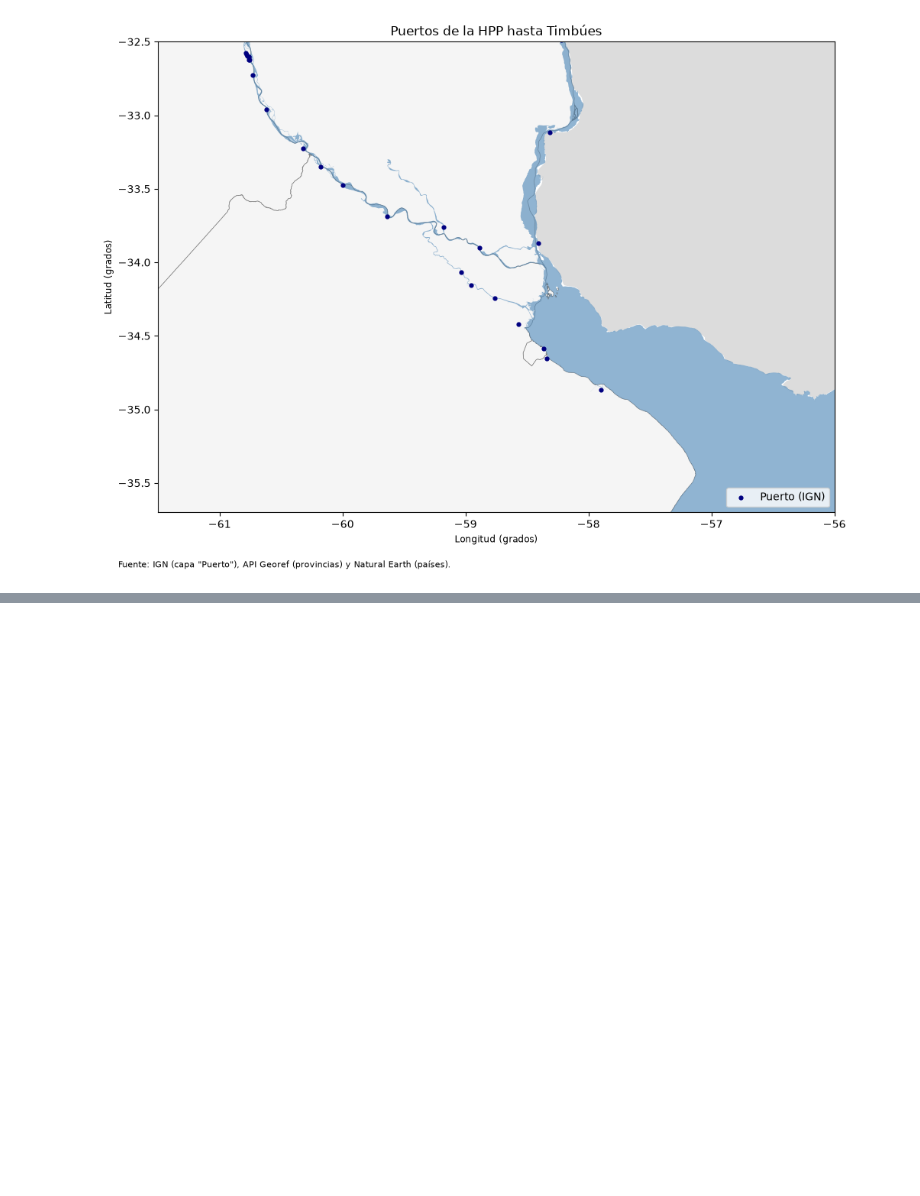
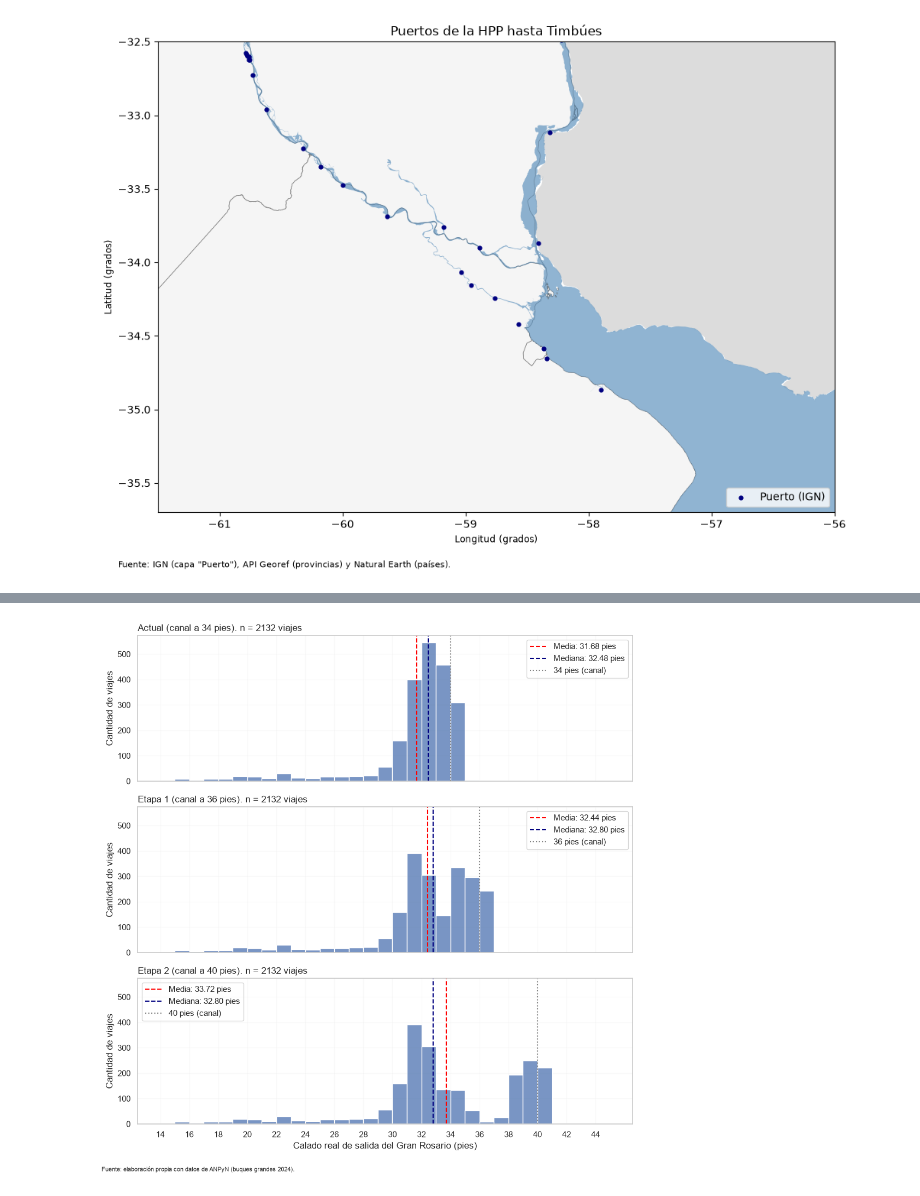
Before and after one commit to Demian-el06/Damian_Tp_integrador, a Jupyter notebook: TP6.ipynb, the cells around one changed output, grey strips where cells are left out. Saved outputs shown, nothing was run; the diff lists cells and outputs as text; code cells hidden in the pictures; blank space fills up the shorter version.

```diff
--- a/TP6.ipynb
+++ b/TP6.ipynb
@@ -712,0 +991,23 @@ Name: count, dtype: int64
+# %%
+CANAL_ACTUAL = 34
+PROFUNDIDAD = {'etapa1': 36, 'etapa2': 40} # pies del canal en cada etapa
+MARGEN = 2 # pies por debajo del máximo del mes para considerar al buque como "limitado"
+
+proy = salidas.copy()
+
+# Máximo calado real de cada mes: refleja la altura del río
+proy['mes'] = proy['fecha'].dt.month
+proy['techo_mes'] = proy.groupby('mes')['caladoreal'].transform('max')
+
+# Una columna con True o False
+proy['limitado'] = ((proy['calado'] > CANAL_ACTUAL) & (proy['caladoreal'] >= proy['techo_mes'] - MARGEN) & (proy['caladoreal'] < proy['calado']))
+
+# Calado real en cada etapa: igual al actual, salvo los limitados, que suman lo que se profundiza sin pasar su calado de diseño
+for etapa, profun in PROFUNDIDAD.items():
+    proy[etapa] = proy['caladoreal']
+    proy.loc[proy['limitado'], etapa] = (proy['caladoreal'] + profun - CANAL_ACTUAL).clip(upper=proy['calado'])
+
+assert (proy.loc[proy['limitado'], 'etapa2'] <= proy.loc[proy['limitado'], 'calado']).all(), 'un limitado no puede pasar su calado de diseño'
+
+print(f"Viajes limitados por el canal: {proy['limitado'].sum()} de {len(proy)}")
+proy[['caladoreal', 'etapa1', 'etapa2']].describe(percentiles=[0.25, 0.75, 0.95]).round(2)
@@ -712,0 +1025,24 @@ Name: count, dtype: int64
+# %%
+# Distribución del calado real actual y proyectado, con el mismo eje x para compararlas
+fig, axes = plt.subplots(3, 1, figsize=(10, 10), sharex=True, sharey=True)
+
+graficos = [(axes[0], 'caladoreal', 'Actual (canal a 34 pies)', 34),
+            (axes[1], 'etapa1', 'Etapa 1 (canal a 36 pies)', 36),
+            (axes[2], 'etapa2', 'Etapa 2 (canal a 40 pies)', 40)]
+
+for ax, columna, titulo, canal in graficos:
+    sns.histplot(data=proy, x=columna, bins=range(14, 46), ax=ax)  # barras de 1 pie
+    ax.axvline(proy[columna].mean(), color='red', linestyle='--', label=f'Media: {proy[columna].mean():.2f} pies')
+    ax.axvline(proy[columna].median(), color='navy', linestyle='--', label=f'Mediana: {proy[columna].median():.2f} pies')
+    ax.axvline(canal, color='gray', linestyle=':', label=f'{canal} pies (canal)')
+    ax.set_title(f'{titulo}. n = {len(proy)} viajes', loc='left')
+    ax.set_xlabel('Calado real de salida del Gran Rosario (pies)')
+    ax.set_ylabel('Cantidad de viajes')
+    ax.set_xticks(range(14, 46, 2))
+    ax.legend()
+
+plt.tight_layout()
+fig.text(0.01, -0.02, 'Fuente: elaboración propia con datos de ANPyN (buques grandes 2024).', fontsize=8)
+plt.show()
+# %% [output]
+[figure, added]
```
Also changed, not shown: parts of 75 cells of this notebook, 7 other files.
